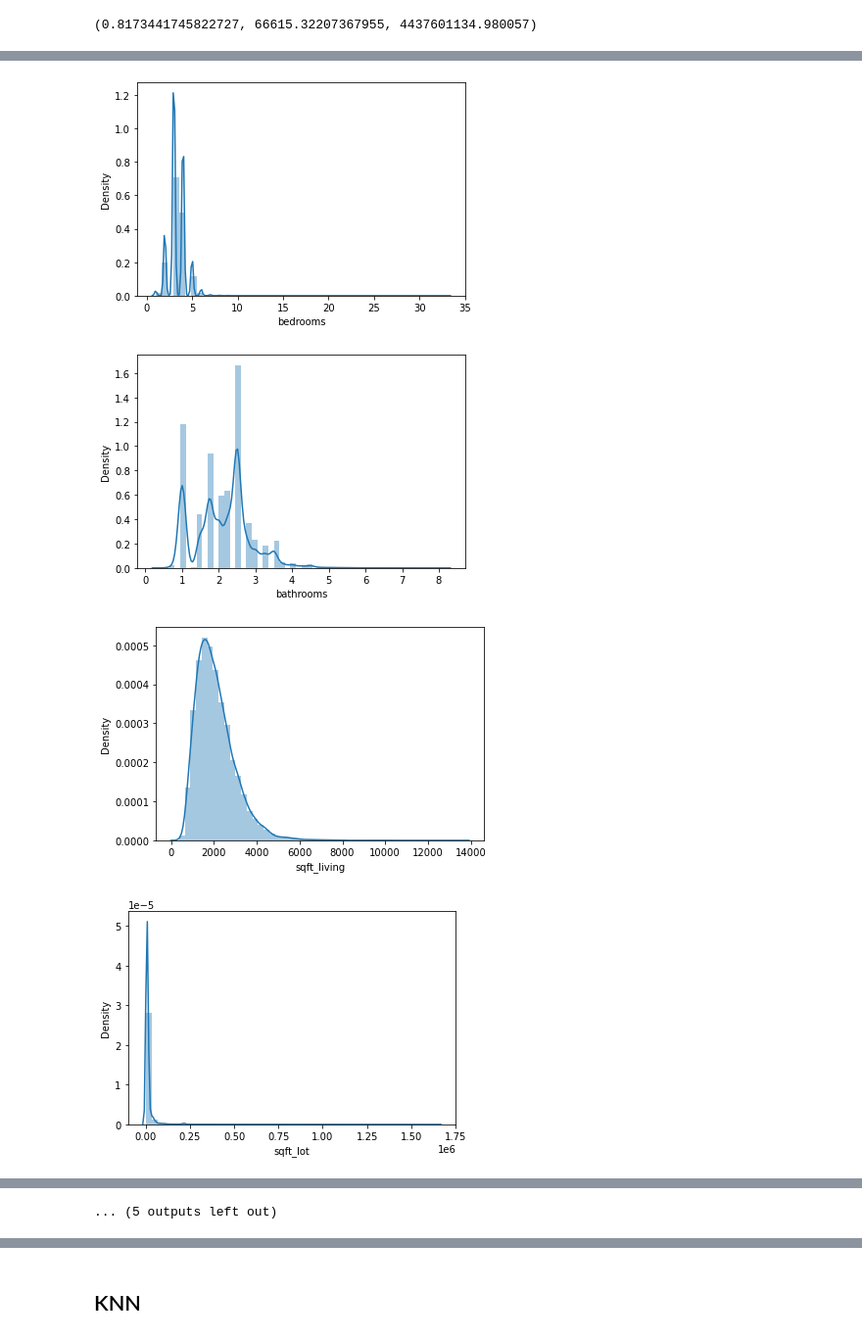
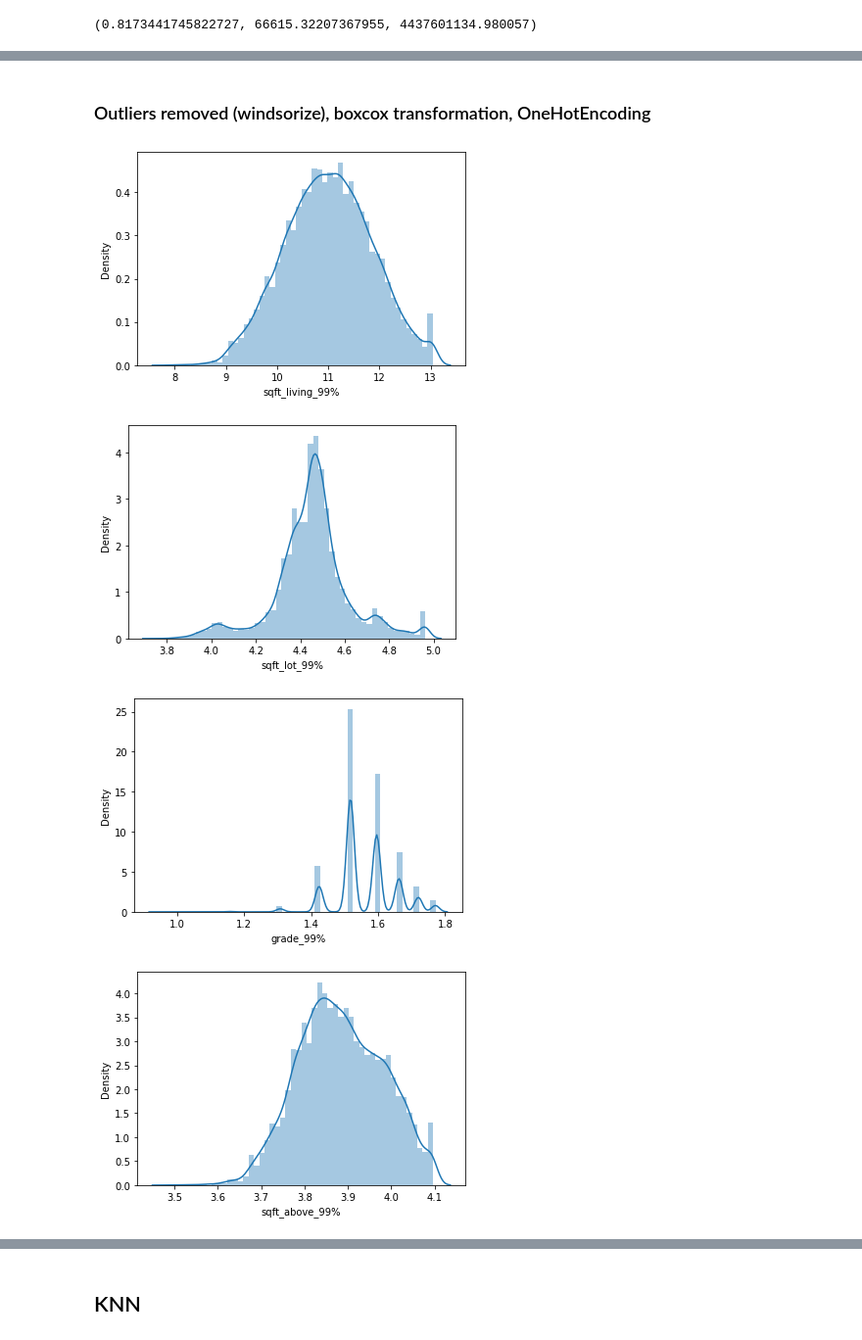
Before and after one commit to nicolerichter1989/mid-bootcamp-project, a Jupyter notebook: Regression Project - Housing Prices.ipynb, the cells around one changed output, grey strips where cells are left out. Shown at 98% size. Cells and saved outputs as stored; diff of their text form; code cells hidden in the pictures.

```diff
--- a/Regression Project - Housing Prices.ipynb
+++ b/Regression Project - Housing Prices.ipynb
@@ -232,7 +228,7 @@ conditions = [
 
 values = ['A', 'B', 'C', 'D', '0']
 
-data["yr_renovated_cat"] = np.select(conditions, values)
+data["yr_renovated_bins"] = np.select(conditions, values)
 # %%
 # renovated split in yes or no
 #data['renovated'] = (data['yr_renovated'] != 0)
@@ -670,6 +661,0 @@ num_df_w.shape
-# %%
-# checking distribution of our data (still part of the EDA)
-# the data is skewed (right/positive skew)
-for column in data_wo_outliers.columns:
-    sns.distplot(data_wo_outliers[column])
-    plt.show()
@@ -690,5 +661,0 @@ for column in data_wo_outliers.columns:
-# %%
-# checking distribution after normalization
-for column in x_normalized.columns:
-    sns.distplot(x_normalized[column])
-    plt.show()
@@ -871,11 +828,15 @@ X_cat1 = data_c.select_dtypes(include = object)
+# %% [markdown]
+### Outliers removed (windsorize), boxcox transformation, OneHotEncoding
+# %%
+num_df_w_b = num_df_w
 # %%
 # check distribution of variables
 
-for column in data_c.columns:
-    sns.distplot(data_c[column])
+for column in num_df_w_b.columns:
+    sns.distplot(num_df_w_b[column])
     plt.show()
 # %% [output]
-[figure, old version]
+[figure, new version]
-[figure, old version]
+[figure, new version]
-[figure, old version]
+[figure, new version]
-[figure, old version]
+[figure, new version]
@@ -890 +846,0 @@ for column in data_c.columns:
-... (5 outputs left out)
```
Also changed, not shown: parts of 54 cells of this notebook.
